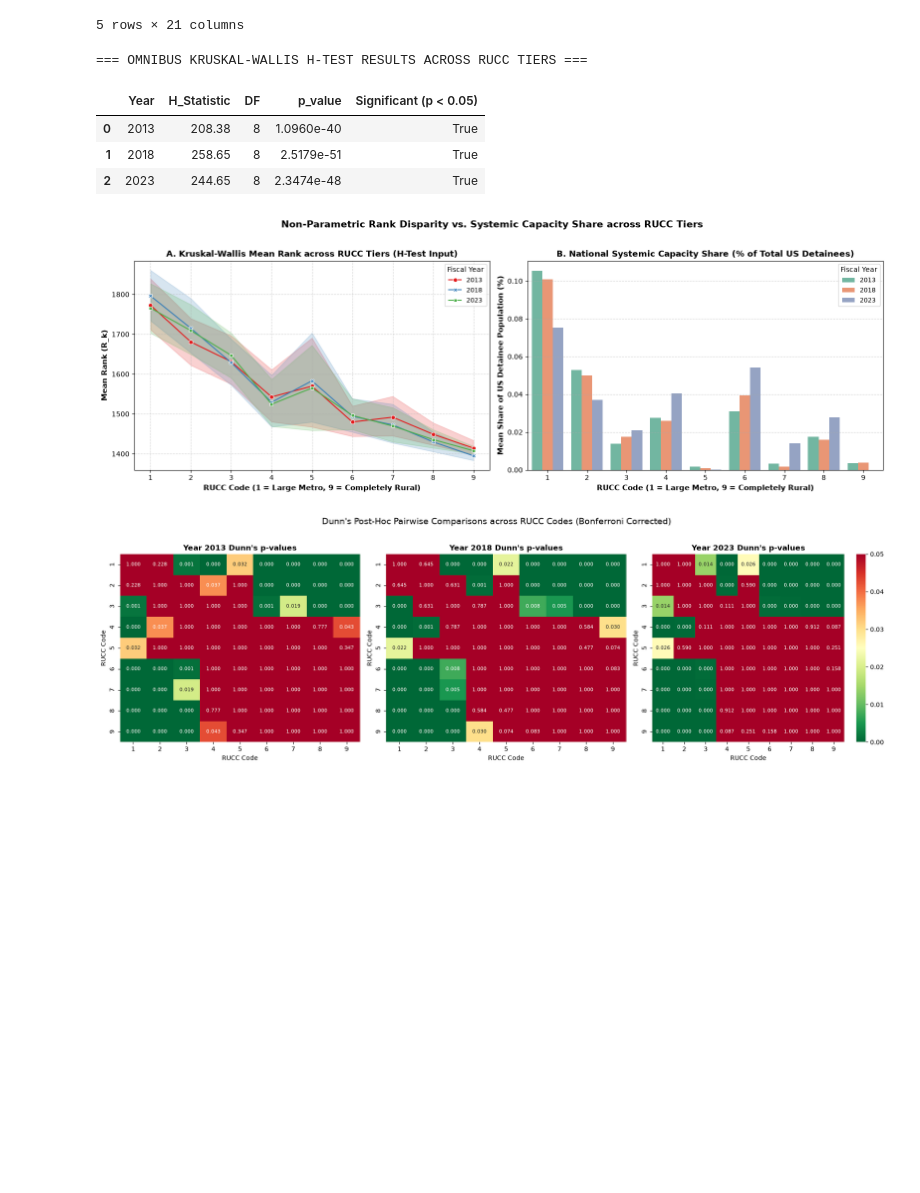
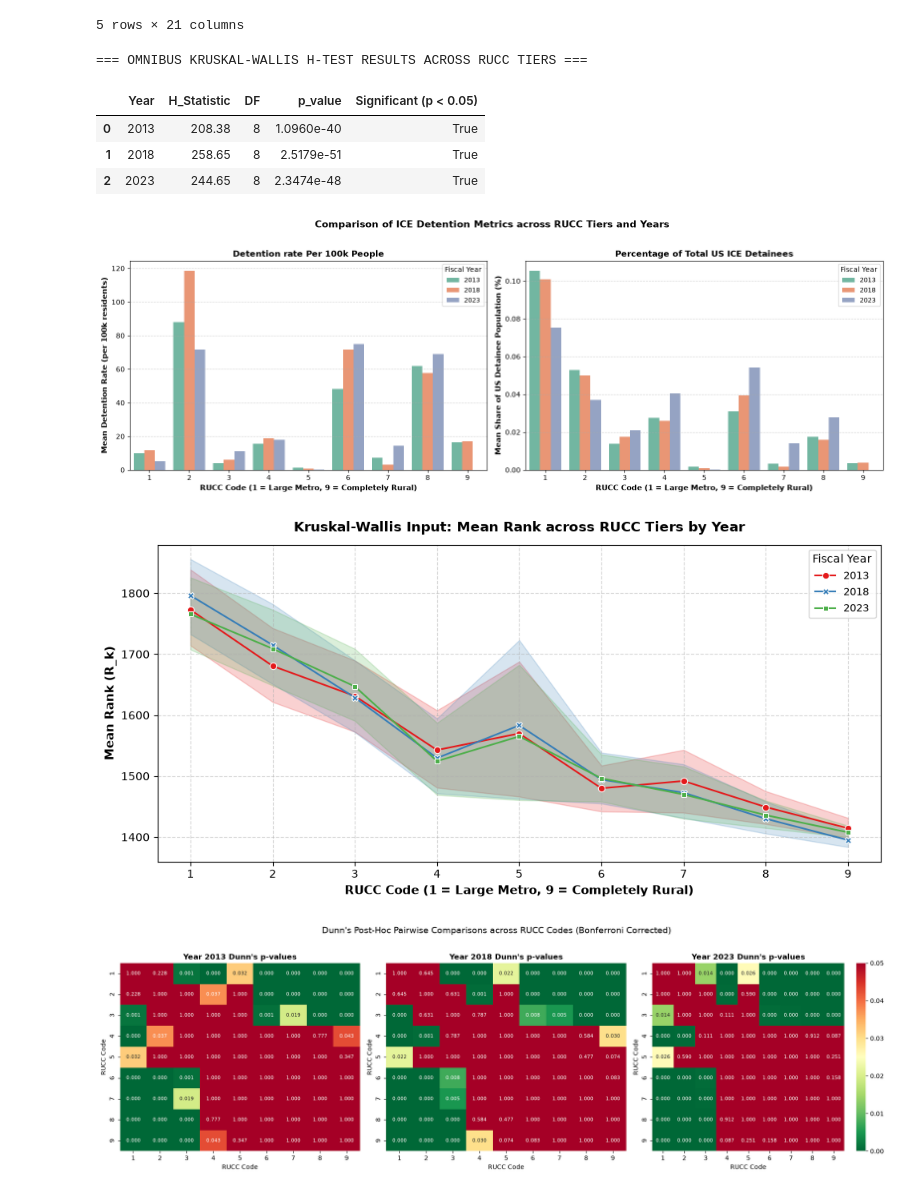
Before and after one commit to steveg-ds/RHIP, a Jupyter notebook: RSS-Analysis.ipynb, the cells around one changed output. Cells and saved outputs as stored; diff of their text form; code cells hidden in the pictures; blank space fills up the shorter version.

```diff
--- a/RSS-Analysis.ipynb
+++ b/RSS-Analysis.ipynb
@@ -671,7 +658,7 @@ sns.barplot(
 )
 axes1[0].set_xlabel('RUCC Code (1 = Large Metro, 9 = Completely Rural)', fontsize=11, fontweight='bold')
 axes1[0].set_ylabel('Mean Detention Rate (per 100k residents)', fontsize=11, fontweight='bold')
-axes1[0].set_title('A. Local Community Exposure Rate (per 100k)', fontsize=12, fontweight='bold')
+axes1[0].set_title('Detention rate Per 100k People', fontsize=12, fontweight='bold')
 axes1[0].legend(title='Fiscal Year', title_fontsize='10', fontsize='9')
 axes1[0].grid(axis='y', linestyle='--', alpha=0.5)
 
@@ -682,36 +669,37 @@ sns.barplot(
 )
 axes1[1].set_xlabel('RUCC Code (1 = Large Metro, 9 = Completely Rural)', fontsize=11, fontweight='bold')
 axes1[1].set_ylabel('Mean Share of US Detainee Population (%)', fontsize=11, fontweight='bold')
-axes1[1].set_title('B. National Systemic Capacity Share (% of Total US Detainees)', fontsize=12, fontweight='bold')
+axes1[1].set_title('Percentage of Total US ICE Detainees', fontsize=12, fontweight='bold')
 axes1[1].legend(title='Fiscal Year', title_fontsize='10', fontsize='9')
 axes1[1].grid(axis='y', linestyle='--', alpha=0.5)
 
 plt.suptitle('Comparison of ICE Detention Metrics across RUCC Tiers and Years', fontsize=14, y=1.02, fontweight='bold')
 plt.tight_layout()
 plt.show()
 
 # 3. Figure 2: Separate Kruskal-Wallis Mean Rank Line Plot
 fig2, ax2 = plt.subplots(figsize=(10, 5))
 sns.lineplot(
     data=rucc_df, x='RUCC', y='rank', hue='year',
     style='year', markers=True, dashes=False, palette='Set1', ax=ax2
 )
 ax2.set_xticks(range(1, 10))
 ax2.set_xlabel('RUCC Code (1 = Large Metro, 9 = Completely Rural)', fontsize=11, fontweight='bold')
 ax2.set_ylabel('Mean Rank (R_k)', fontsize=11, fontweight='bold')
 ax2.set_title('Kruskal-Wallis Input: Mean Rank across RUCC Tiers by Year', fontsize=12, fontweight='bold', pad=12)
 ax2.legend(title='Fiscal Year', title_fontsize='10', fontsize='9')
 ax2.grid(True, linestyle='--', alpha=0.5)
 
 plt.tight_layout()
 plt.show()
 # %% [output]
 === OMNIBUS KRUSKAL-WALLIS H-TEST RESULTS ACROSS RUCC TIERS ===
 |  | Year | H_Statistic | DF | p_value | Significant (p < 0.05) |
 | 0 | 2013 | 208.38 | 8 | 1.0960e-40 | True |
 | 1 | 2018 | 258.65 | 8 | 2.5179e-51 | True |
 | 2 | 2023 | 244.65 | 8 | 2.3474e-48 | True |
-[figure, old version]
+[figure, new version]
+[figure, added]
 # %%
 # Dunn's post-hoc with Bonferroni correction & Heatmap Visualization (per year)
 import matplotlib.pyplot as plt
```
Also changed, not shown: parts of 6 cells of this notebook, 1 other file.
